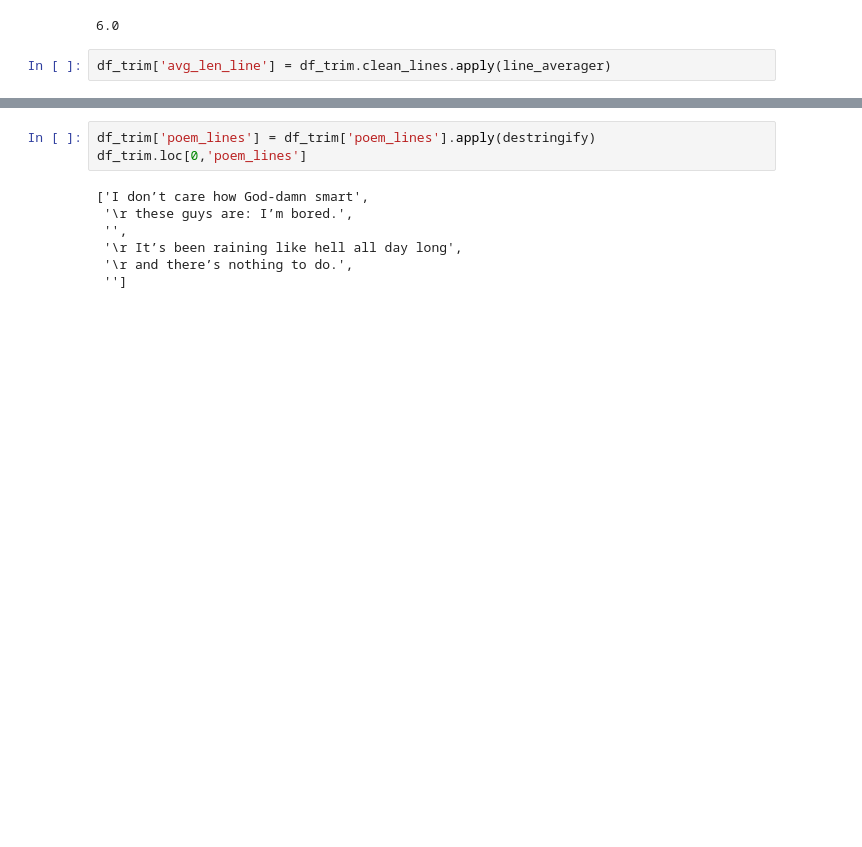
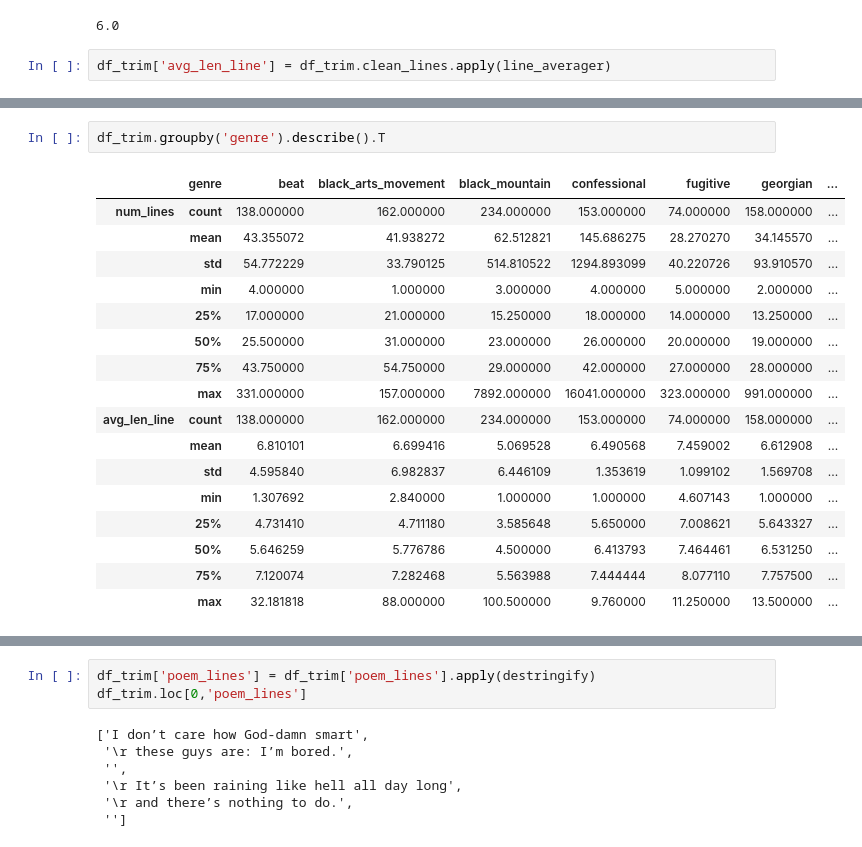
Before and after one commit to p-szymo/poetry_genre_classifier, a Jupyter notebook: eda_processing_feature_engineering_notebook.ipynb, the cells around one changed output, grey strips where cells are left out. Saved outputs shown, nothing was run; the diff lists cells and outputs as text; blank space fills up the shorter version.

```diff
--- a/eda_processing_feature_engineering_notebook.ipynb
+++ b/eda_processing_feature_engineering_notebook.ipynb
@@ -394,0 +419,20 @@ df_trim.to_csv('poetry_foundation_trimmed_temp.csv')
+# %%
+df_trim.groupby('genre').describe().T
+# %% [output]
+|  | genre | beat | black_arts_movement | black_mountain | confessional | fugitive | georgian | ... |
+| num_lines | count | 138.000000 | 162.000000 | 234.000000 | 153.000000 | 74.000000 | 158.000000 | ... |
+|  | mean | 43.355072 | 41.938272 | 62.512821 | 145.686275 | 28.270270 | 34.145570 | ... |
+|  | std | 54.772229 | 33.790125 | 514.810522 | 1294.893099 | 40.220726 | 93.910570 | ... |
+|  | min | 4.000000 | 1.000000 | 3.000000 | 4.000000 | 5.000000 | 2.000000 | ... |
+|  | 25% | 17.000000 | 21.000000 | 15.250000 | 18.000000 | 14.000000 | 13.250000 | ... |
+|  | 50% | 25.500000 | 31.000000 | 23.000000 | 26.000000 | 20.000000 | 19.000000 | ... |
+|  | 75% | 43.750000 | 54.750000 | 29.000000 | 42.000000 | 27.000000 | 28.000000 | ... |
+|  | max | 331.000000 | 157.000000 | 7892.000000 | 16041.000000 | 323.000000 | 991.000000 | ... |
+| avg_len_line | count | 138.000000 | 162.000000 | 234.000000 | 153.000000 | 74.000000 | 158.000000 | ... |
+|  | mean | 6.810101 | 6.699416 | 5.069528 | 6.490568 | 7.459002 | 6.612908 | ... |
+|  | std | 4.595840 | 6.982837 | 6.446109 | 1.353619 | 1.099102 | 1.569708 | ... |
+|  | min | 1.307692 | 2.840000 | 1.000000 | 1.000000 | 4.607143 | 1.000000 | ... |
+|  | 25% | 4.731410 | 4.711180 | 3.585648 | 5.650000 | 7.008621 | 5.643327 | ... |
+|  | 50% | 5.646259 | 5.776786 | 4.500000 | 6.413793 | 7.464461 | 6.531250 | ... |
+|  | 75% | 7.120074 | 7.282468 | 5.563988 | 7.444444 | 8.077110 | 7.757500 | ... |
+|  | max | 32.181818 | 88.000000 | 100.500000 | 9.760000 | 11.250000 | 13.500000 | ... |
```
Also changed, not shown: parts of 9 cells of this notebook, 2 other files.
